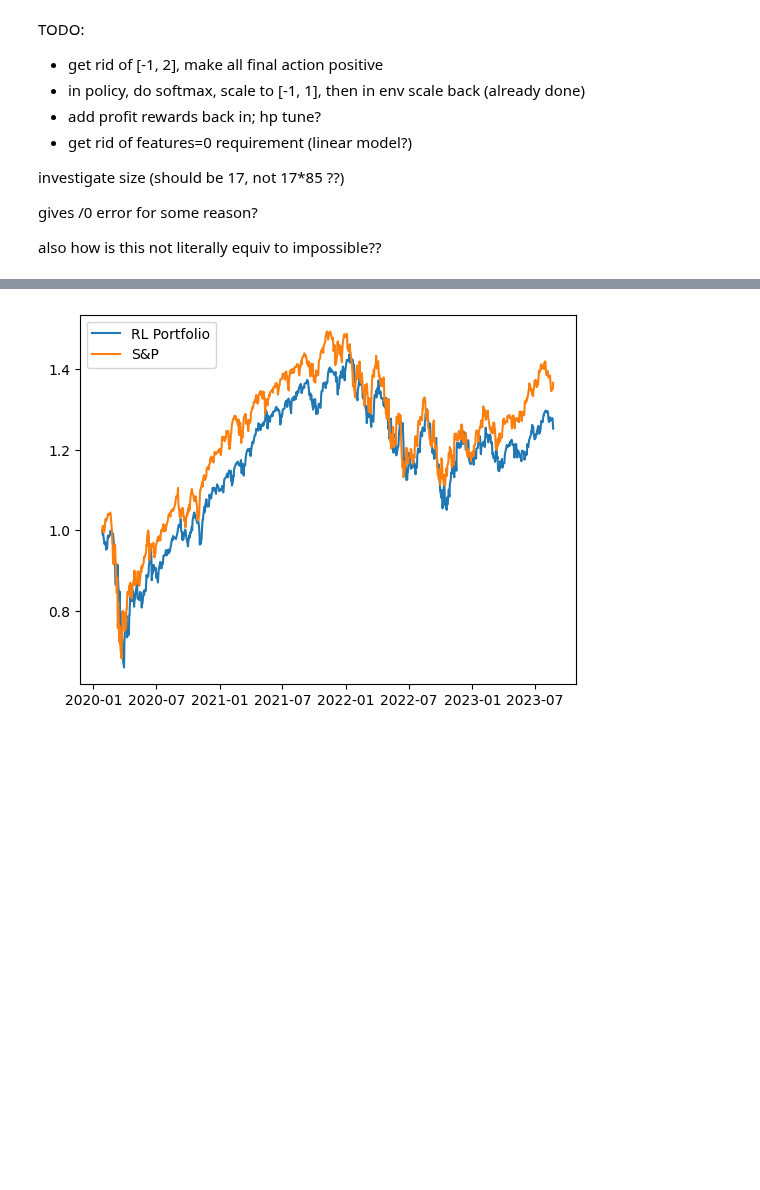
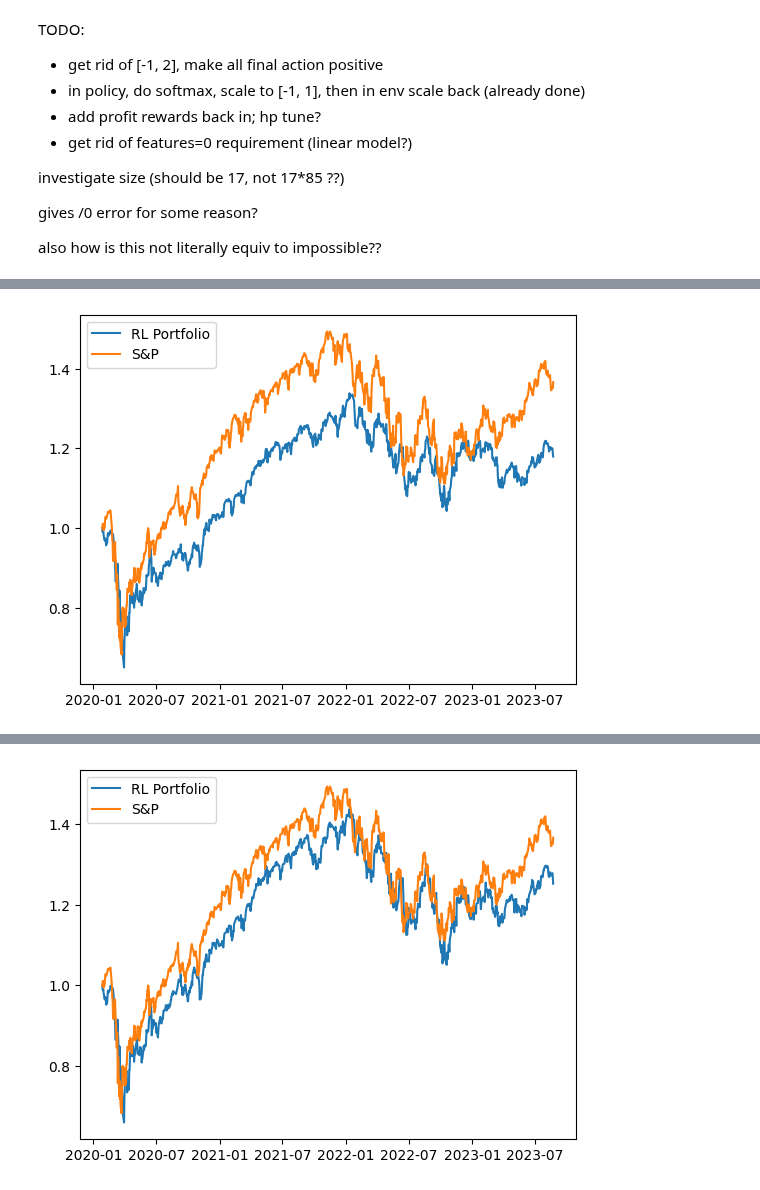
Before and after one commit to bufn403/portfolio-rl, a Jupyter notebook: most-basic news.ipynb, the cells around one changed output, grey strips where cells are left out. Drawn from its saved outputs; the diff is of its cells as text; code cells hidden in the pictures; blank space fills up the shorter version.

```diff
--- a/most-basic sentiment.ipynb
+++ b/most-basic news.ipynb
@@ -463,7 +551,7 @@ class TestDataManager(AbstractDataManager):
 from stable_baselines3.common.torch_layers import BaseFeaturesExtractor
 
 class Custom_EIEE_CNN_Extractor(BaseFeaturesExtractor):
-    def __init__(self, observation_space: gym.spaces.Dict, features_dim: int = 948):
+    def __init__(self, observation_space: gym.spaces.Dict, features_dim: int = 864):
         super(Custom_EIEE_CNN_Extractor, self).__init__(observation_space, features_dim)
         n_channels, self.universe_size, data_len = observation_space['data'].shape
         # self.cnn = nn.Sequential(
@@ -658,7 +746,7 @@ torch.manual_seed(42)
 model = DDPG('MultiInputPolicy', train_env, buffer_size=4*10**5, verbose=1, policy_kwargs={
   'features_extractor_class': Custom_EIEE_CNN_Extractor,
   # 'net_arch': [50, 50],
-}, action_noise=NormalActionNoise(mean=0, sigma=0.01*np.ones(80)))
+}, action_noise=NormalActionNoise(mean=0, sigma=0.01*np.ones(73)))
 # }, action_noise=NormalActionNoise(mean=np.zeros((85,)), sigma=0.1),)
 model.learn(total_timesteps=10**10, log_interval=1)
 # model.save("cnn_portoflio_policy")
@@ -724,0 +809,9 @@ self.universe_size=79
+# %%
+# news, training 10m, std=0.003
+plt.plot(times_arr, np.array(port_val), label='RL Portfolio')
+plt.plot(times_arr, np.array(snp_val), label='S&P')
+# plt.yscale('log')
+plt.legend()
+plt.show()
+# %% [output]
+[figure, added]
```
Also changed, not shown: parts of 8 cells of this notebook, 3 other files.
